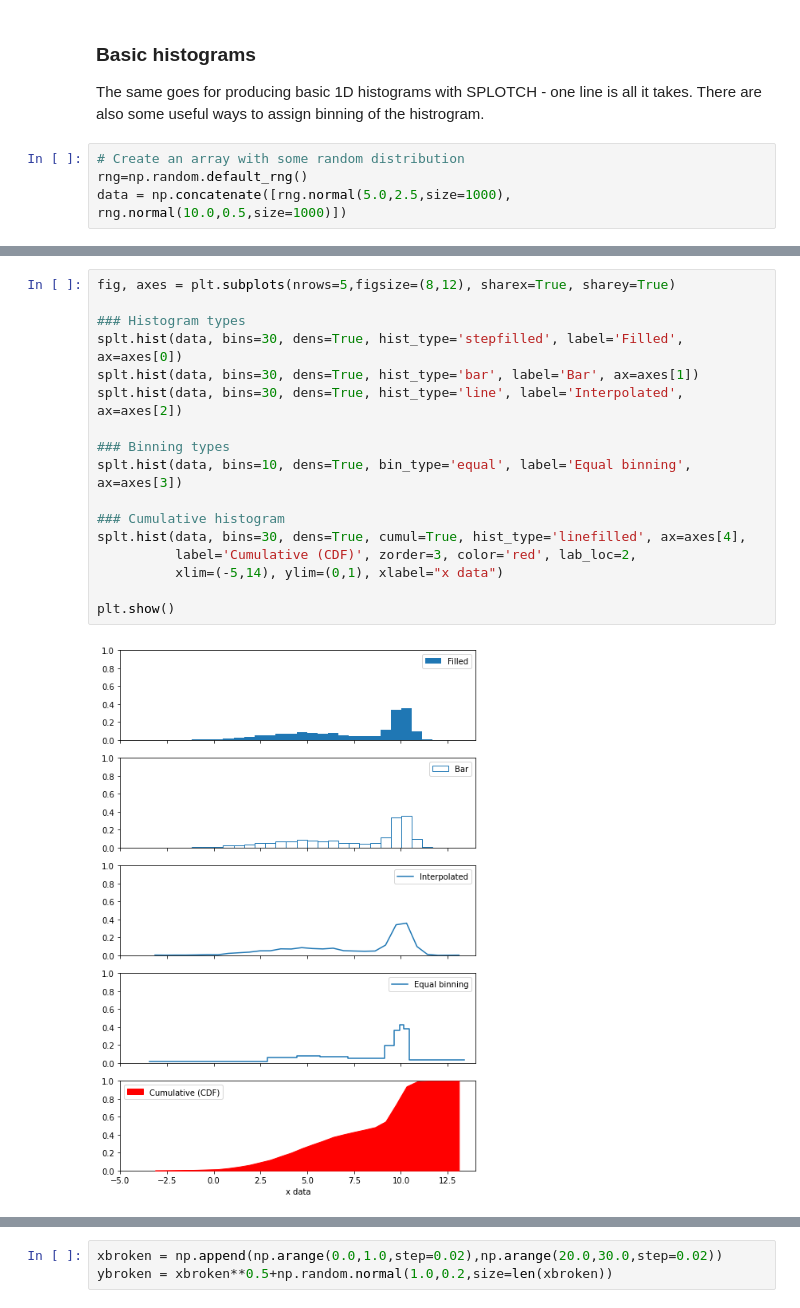
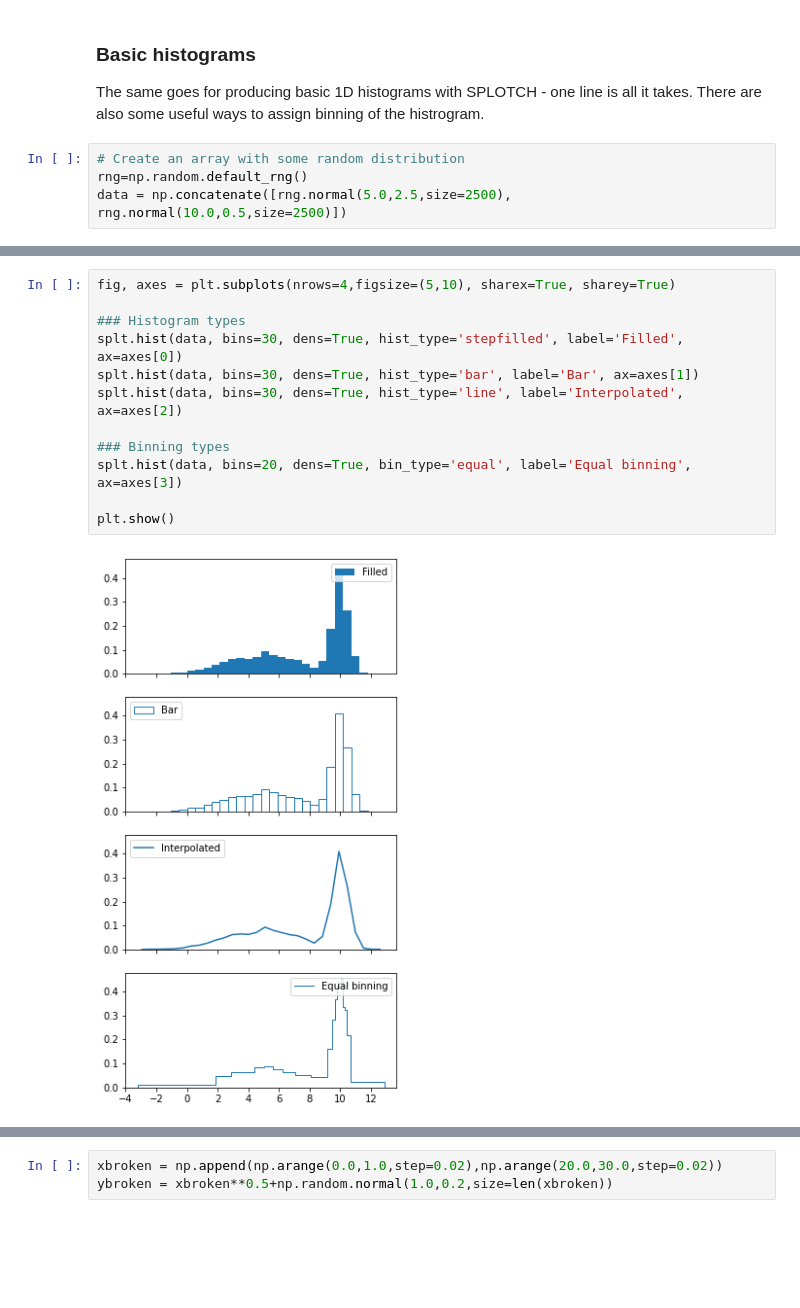
Before and after one commit to MBravoS/splotch, a Jupyter notebook: docs/Examples.ipynb, the cells around one changed output, grey strips where cells are left out. Drawn from its saved outputs; the diff is of its cells as text; blank space fills up the shorter version.

```diff
--- a/docs/Examples.ipynb
+++ b/docs/Examples.ipynb
@@ -73,7 +73,7 @@ The same goes for producing basic 1D histograms with SPLOTCH - one line is all i
 # %%
 # Create an array with some random distribution
 rng=np.random.default_rng()
-data = np.concatenate([rng.normal(5.0,2.5,size=1000), rng.normal(10.0,0.5,size=1000)])
+data = np.concatenate([rng.normal(5.0,2.5,size=2500), rng.normal(10.0,0.5,size=2500)])
 # %%
 fig, (axes1, axes2) = plt.subplots(ncols=1,nrows=2,figsize=(8,8))
 
@@ -114,19 +111,14 @@ Finally, the `scale` parameter allows the scaling up/down of values in the resul
 # %%
-fig, axes = plt.subplots(nrows=5,figsize=(8,12), sharex=True, sharey=True)
+fig, axes = plt.subplots(nrows=4,figsize=(5,10), sharex=True, sharey=True)
 
 ### Histogram types
 splt.hist(data, bins=30, dens=True, hist_type='stepfilled', label='Filled', ax=axes[0])
 splt.hist(data, bins=30, dens=True, hist_type='bar', label='Bar', ax=axes[1])
 splt.hist(data, bins=30, dens=True, hist_type='line', label='Interpolated', ax=axes[2])
 
 ### Binning types
-splt.hist(data, bins=10, dens=True, bin_type='equal', label='Equal binning', ax=axes[3])
-
-### Cumulative histogram
-splt.hist(data, bins=30, dens=True, cumul=True, hist_type='linefilled', ax=axes[4],
-          label='Cumulative (CDF)', zorder=3, color='red', lab_loc=2,
-          xlim=(-5,14), ylim=(0,1), xlabel="x data")
+splt.hist(data, bins=20, dens=True, bin_type='equal', label='Equal binning', ax=axes[3])
 
 plt.show()
 # %% [output]
-[figure, old version]
+[figure, new version]
```
Also changed, not shown: parts of 38 cells of this notebook, 5 other files.
